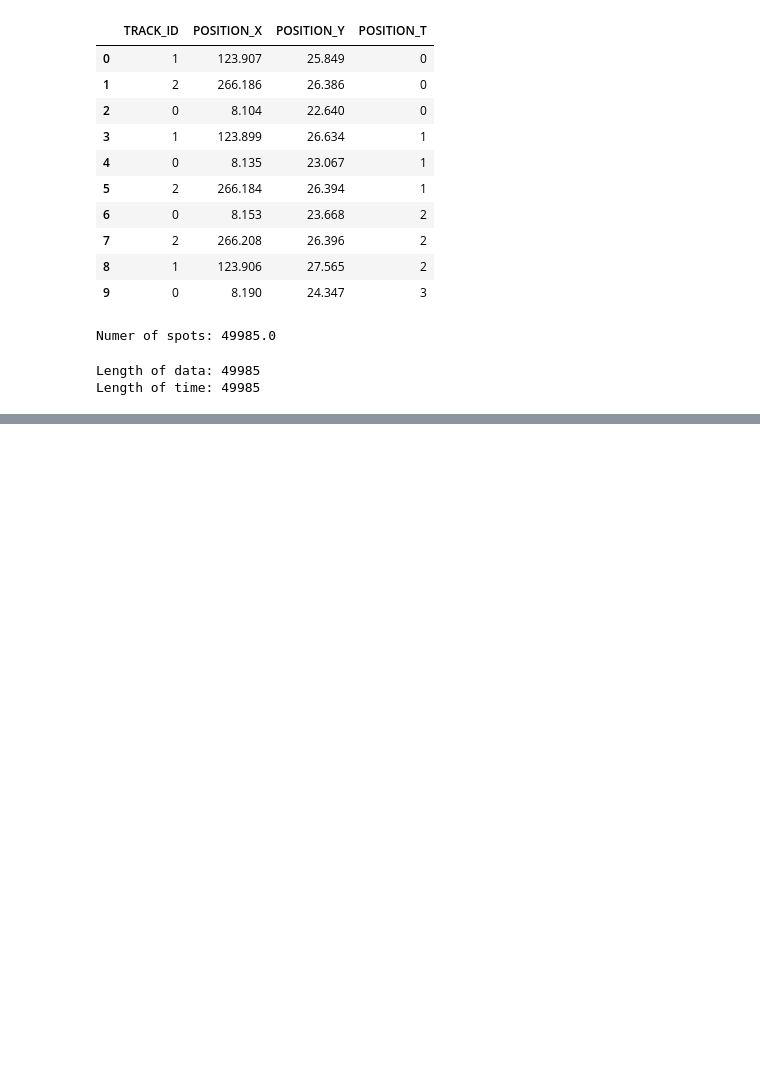
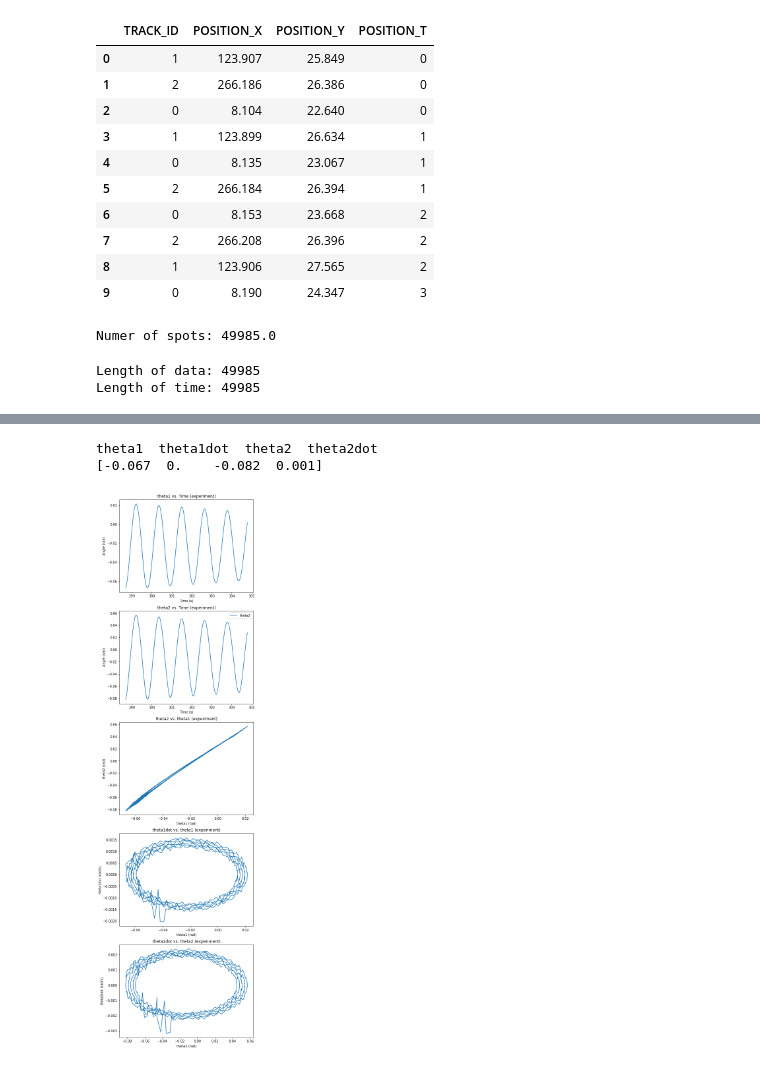
Before and after one commit to khoa-ho/deep-learning-physics, a Jupyter notebook: utils/Experimental double pendulum_e.ipynb, the cells around one changed output, grey strips where cells are left out. Drawn from its saved outputs; the diff is of its cells as text; code cells hidden in the pictures; blank space fills up the shorter version.

```diff
--- a/utils/Experimental double pendulum_e.ipynb
+++ b/utils/Experimental double pendulum_e.ipynb
@@ -197,0 +186,41 @@ Text(0,0.5,'theta2dot (rad/s)')
+# %%
+figsize = (16,30)
+
+plt.figure(figsize=figsize)
+plt.subplot(5, 2, 1)
+plt.plot(time[a:b], theta1[a:b], label='theta1')
+plt.title('theta1 vs. Time (experiment)')
+plt.xlabel('Time (s)')
+plt.ylabel('Angle (rad)')
+
+plt.subplot(5, 2, 3)
+plt.plot(time[a:b], theta2[a:b], label='theta2')
+plt.title('theta2 vs. Time (experiment)')
+plt.xlabel('Time (s)')
+plt.ylabel('Angle (rad)')
+plt.legend()
+
+plt.subplot(5, 2, 5)
+plt.plot(theta1[a:b], theta2[a:b])
+plt.title('theta2 vs. theta1 (experiment)')
+plt.xlabel('theta1 (rad)')
+plt.ylabel('theta2 (rad)')
+
+plt.subplot(5, 2, 7)
+plt.plot(theta1[a:b], theta1dot[a:b])
+plt.title('theta1dot vs. theta1 (experiment)')
+plt.xlabel('theta1 (rad)')
+plt.ylabel('theta1dot (rad/s)')
+
+plt.subplot(5, 2, 9)
+plt.plot(theta2[a:b], theta2dot[a:b])
+plt.title('theta2dot vs. theta2 (experiment)')
+plt.xlabel('theta2 (rad)')
+plt.ylabel('theta2dot (rad/s)')
+
+print("theta1  theta1dot  theta2  theta2dot")
+print(np.round(init, 3))
+# %% [output]
+theta1  theta1dot  theta2  theta2dot
+[-0.067  0.    -0.082  0.001]
+[figure, added]
```
Also changed, not shown: parts of 3 cells of this notebook, 2 other files.
